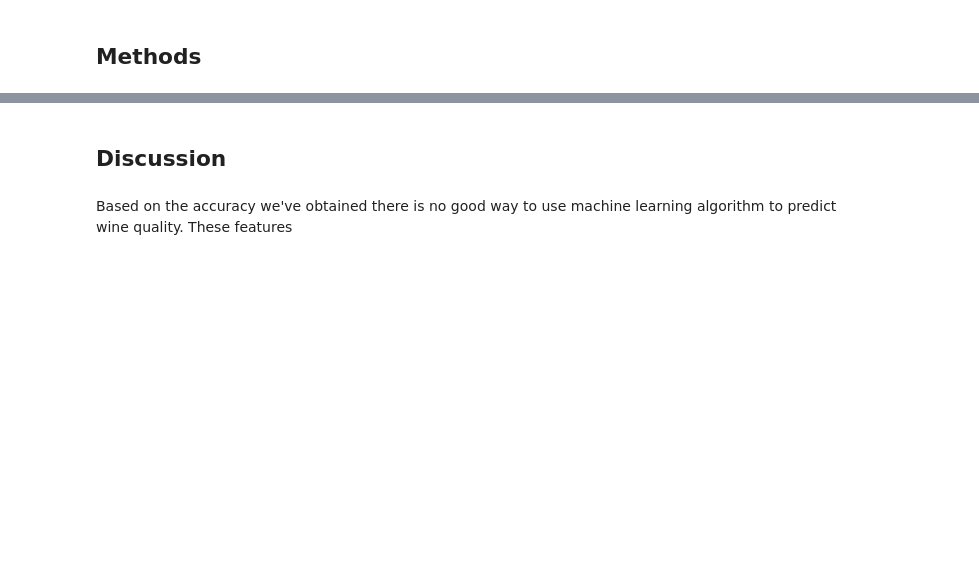
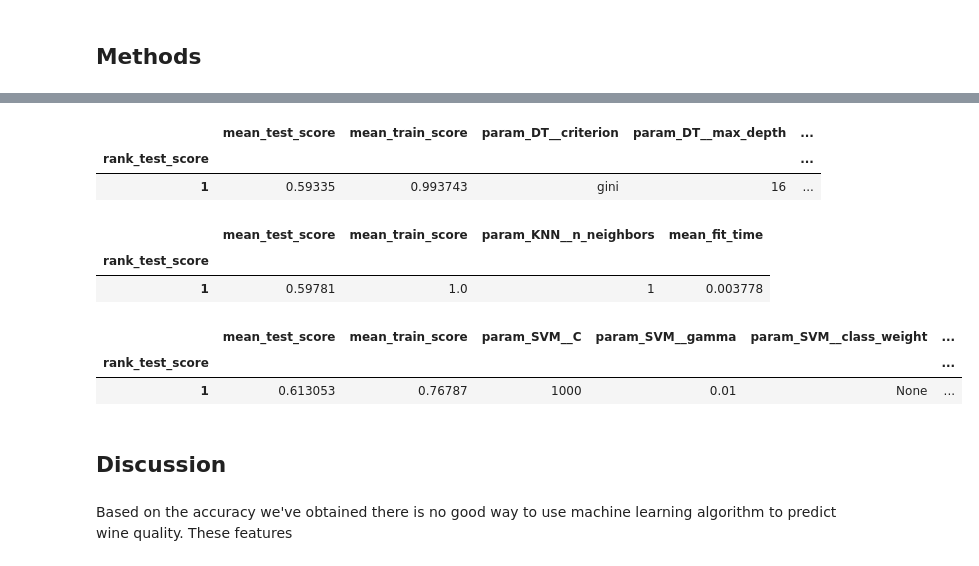
Before and after one commit to UBC-MDS/Red-Wine-Quality-Prediction, a Jupyter notebook: red_wine_quality_prediction_report.ipynb, the cells around one changed output, grey strips where cells are left out. Cells and saved outputs as stored; diff of their text form; code cells hidden in the pictures; blank space fills up the shorter version.

```diff
--- a/red_wine_quality_prediction_report.ipynb
+++ b/red_wine_quality_prediction_report.ipynb
@@ -397,0 +167,27 @@ Among all three models, RBF SVM is the best in terms of test set performance.
+# %%
+pipe_lr = Pipeline([('scl', StandardScaler()),
+                    ('LR', LogisticRegression(random_state=522))])
+pipe_dt = Pipeline([('scl', StandardScaler()),
+                    ('DT', DecisionTreeClassifier(random_state=522))])
+pipe_knn = Pipeline([('scl', StandardScaler()),
+                    ('KNN', KNeighborsClassifier())])
+pipe_svm = Pipeline([('scl', StandardScaler()),
+                     ('SVM', SVC(random_state=522))])
+# %%
+lr_param_grid = [{'LR__C': [0.001, 0.01, 0.1, 1.0, 10, 100, 1000],
+                  'LR__class_weight': ['balanced', None]}]
+dt_param_grid = [{'DT__criterion': ['gini', 'entropy'],
+                  'DT__max_depth': 2 ** np.arange(8),
+                  'DT__class_weight': ['balanced', None]}]
+knn_param_grid = [{'KNN__n_neighbors': [1, 2, 3, 4, 5, 6]}]
+svm_param_grid = [{'SVM__C': [0.001, 0.01, 0.1, 1.0, 10, 100, 1000],
+                   'SVM__gamma': [0.001, 0.01, 0.1, 1.0, 10, 100, 1000],
+                   'SVM__class_weight': ['balanced', None]}]
+# %%
+lr_grid_search = GridSearchCV(estimator=pipe_lr, param_grid=lr_param_grid, n_jobs=-1, return_train_score=True)
+
+dt_grid_search = GridSearchCV(estimator=pipe_dt, param_grid=dt_param_grid, n_jobs=-1, return_train_score=True)
+
+knn_grid_search = GridSearchCV(estimator=pipe_knn, param_grid=knn_param_grid, n_jobs=-1, return_train_score=True)
+
+svm_grid_search = GridSearchCV(estimator=pipe_svm, param_grid=svm_param_grid, n_jobs=-1, return_train_score=True)
@@ -398,3 +214,52 @@ Among all three models, RBF SVM is the best in terms of test set performance.
+# %%
+dt_df = (pd.DataFrame(dt_grid_search.cv_results_)[
+    [
+        "mean_test_score",
+        "mean_train_score",
+        "param_DT__criterion",
+        "param_DT__max_depth",
+        "param_DT__class_weight",
+        "mean_fit_time",
+        "rank_test_score",
+    ]
+].set_index("rank_test_score").sort_index())
+dt_df.head(1)
+# %% [output]
+|  | mean_test_score | mean_train_score | param_DT__criterion | param_DT__max_depth | ... |
+| rank_test_score |  |  |  |  | ... |
+| 1 | 0.59335 | 0.993743 | gini | 16 | ... |
+# %%
+knn_df = (pd.DataFrame(knn_grid_search.cv_results_)[
+    [
+        "mean_test_score",
+        "mean_train_score",
+        "param_KNN__n_neighbors",
+        "mean_fit_time",
+        "rank_test_score",
+    ]
+].set_index("rank_test_score").sort_index())
+knn_df.head(1)
+# %% [output]
+|  | mean_test_score | mean_train_score | param_KNN__n_neighbors | mean_fit_time |
+| rank_test_score |  |  |  |  |
+| 1 | 0.59781 | 1.0 | 1 | 0.003778 |
+# %%
+svm_df = (pd.DataFrame(svm_grid_search.cv_results_)[
+    [
+        "mean_test_score",
+        "mean_train_score",
+        "param_SVM__C",
+        "param_SVM__gamma",
+        "param_SVM__class_weight",
+        "mean_fit_time",
+        "rank_test_score",
+    ]
+].set_index("rank_test_score").sort_index())
+svm_df.head(1)
+# %% [output]
+|  | mean_test_score | mean_train_score | param_SVM__C | param_SVM__gamma | param_SVM__class_weight | ... |
+| rank_test_score |  |  |  |  |  | ... |
+| 1 | 0.613053 | 0.76787 | 1000 | 0.01 | None | ... |
 # %% [markdown]
 ## Discussion
 # %% [markdown]
```
Also changed, not shown: parts of 41 cells of this notebook.
